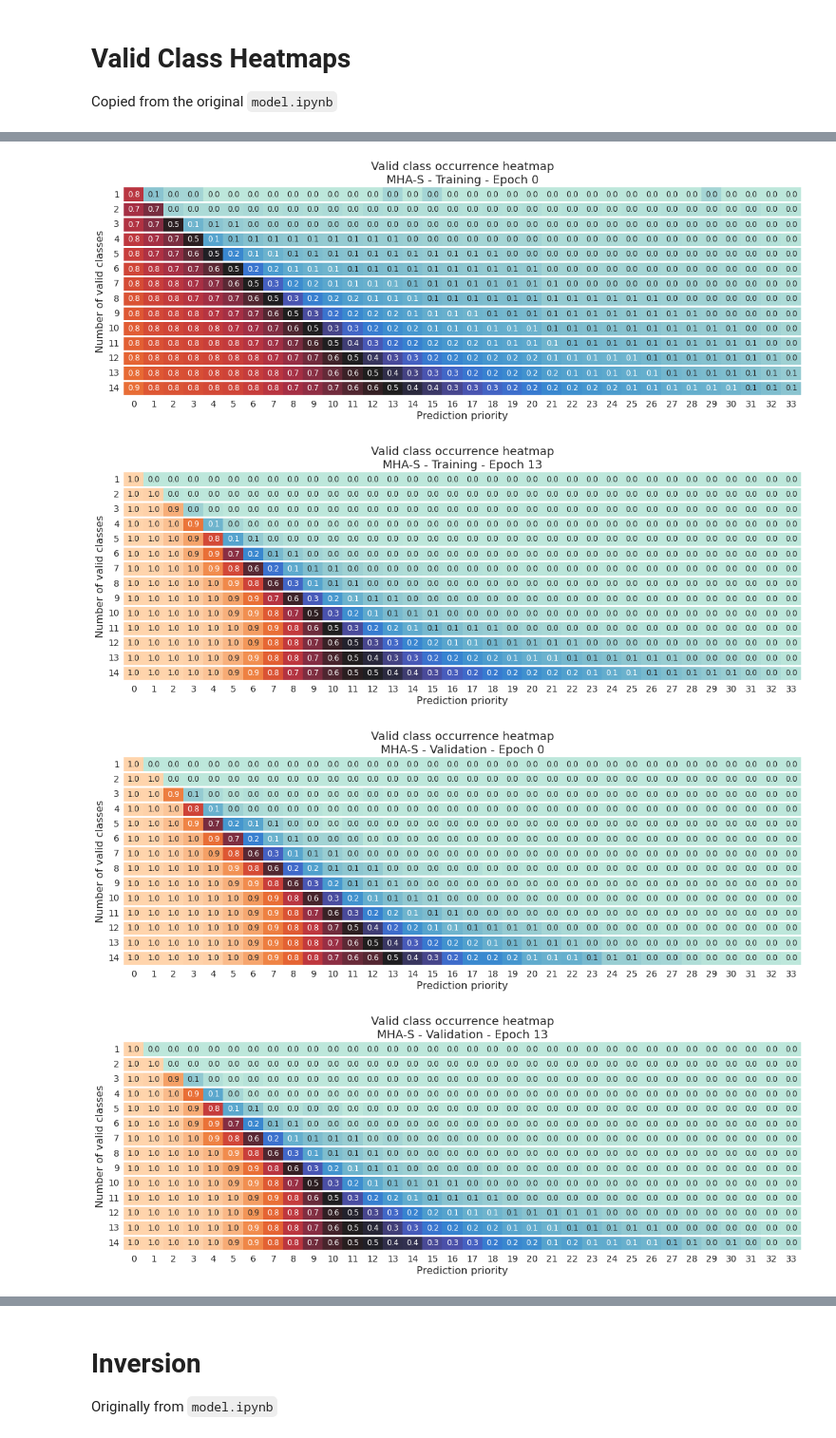
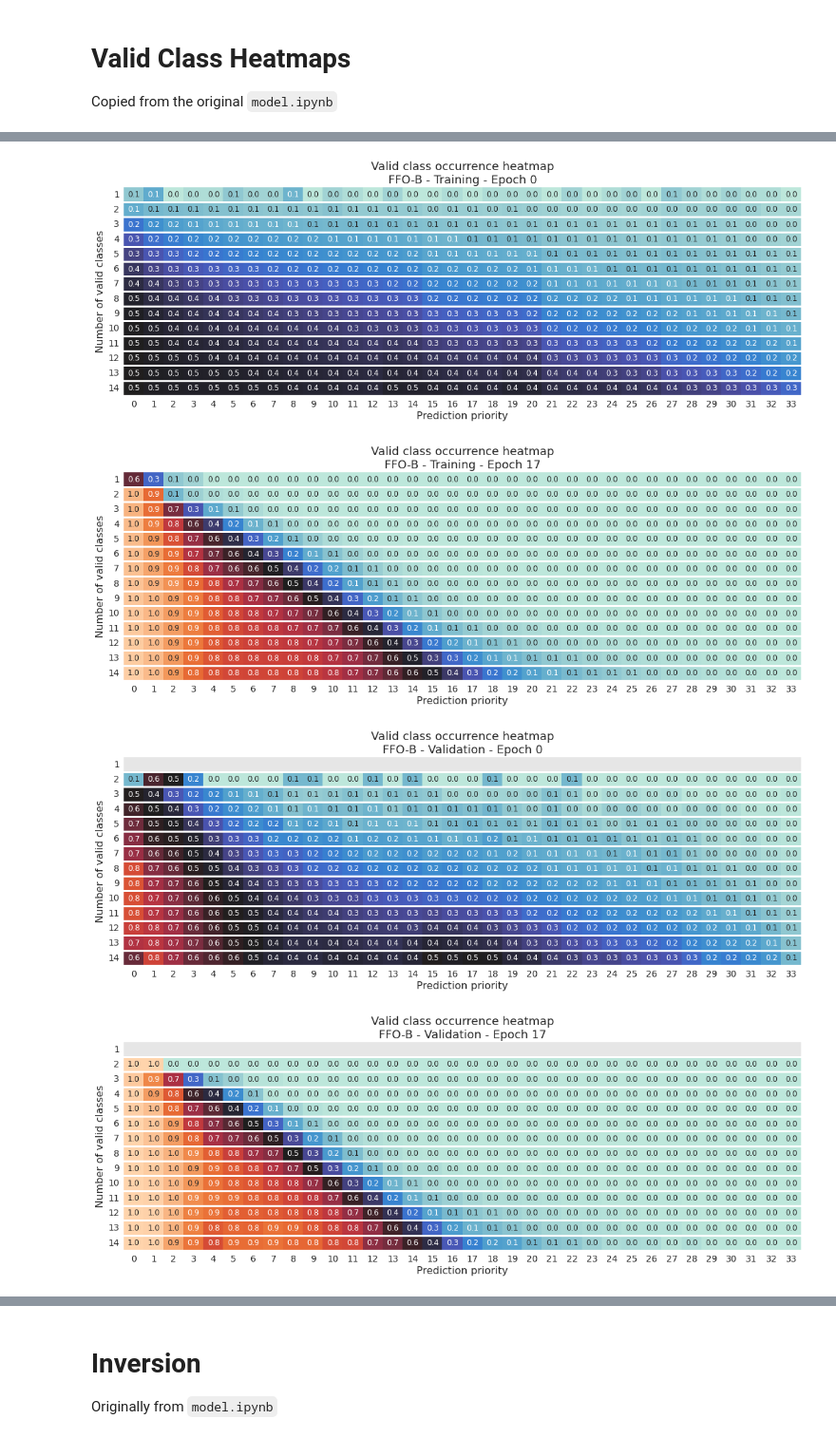
Before and after one commit to TrongTheAlpaca/mahjong_project, a Jupyter notebook: figure_creator.ipynb, the cells around one changed output, grey strips where cells are left out. Shown at 95% size. Cells and saved outputs as stored; diff of their text form; code cells hidden in the pictures.

```diff
--- a/figure_creator.ipynb
+++ b/figure_creator.ipynb
@@ -350,19 +350,21 @@ def graph_heatmap(df, model_name: str, mode: int, epoch: int):
 
     plt.show()
 # %%
-model_name = 'MHA-S'  # SWITCH MODEL HERE
+# model_name = 'MHA-S'  # SWITCH MODEL HERE
 
-heatmap_df = pd.read_csv(model_paths[model_name] / 'heatmap.csv')
-heatmap_df = heatmap_df.astype({'mode': 'int32', 'epoch': 'int32', 'n_valid': 'int32'})
+for model_name in model_paths:
 
-best_epoch = new[new.model == model_name]['epoch'].values[0]
+    heatmap_df = pd.read_csv(model_paths[model_name] / 'heatmap.csv')
+    heatmap_df = heatmap_df.astype({'mode': 'int32', 'epoch': 'int32', 'n_valid': 'int32'})
 
-print("Epoch with lowest val_loss:", best_epoch)
-display(heatmap_df)
+    best_epoch = new[new.model == model_name]['epoch'].values[0]
 
-graph_heatmap(heatmap_df, model_name, 0, 0)
-graph_heatmap(heatmap_df, model_name, 0, best_epoch)  # LOAD CORRECT EPOCH!
+    print("Epoch with lowest val_loss:", best_epoch)
+    display(heatmap_df)
 
-graph_heatmap(heatmap_df, model_name, 1, 0)
-graph_heatmap(heatmap_df, model_name, 1, best_epoch)  # LOAD CORRECT EPOCH!
+    graph_heatmap(heatmap_df, model_name, 0, 0)
+    graph_heatmap(heatmap_df, model_name, 0, best_epoch)  # LOAD CORRECT EPOCH!
+
+    graph_heatmap(heatmap_df, model_name, 1, 0)
+    graph_heatmap(heatmap_df, model_name, 1, best_epoch)  # LOAD CORRECT EPOCH!
 # %% [output]
@@ -383,4 +385,4 @@ Epoch with lowest val_loss: 13
-[figure, old version]
+[figure, new version]
-[figure, old version]
+[figure, new version]
-[figure, old version]
+[figure, new version]
-[figure, old version]
+[figure, new version]
```
Also changed, not shown: parts of 15 cells of this notebook, 37 other files.
